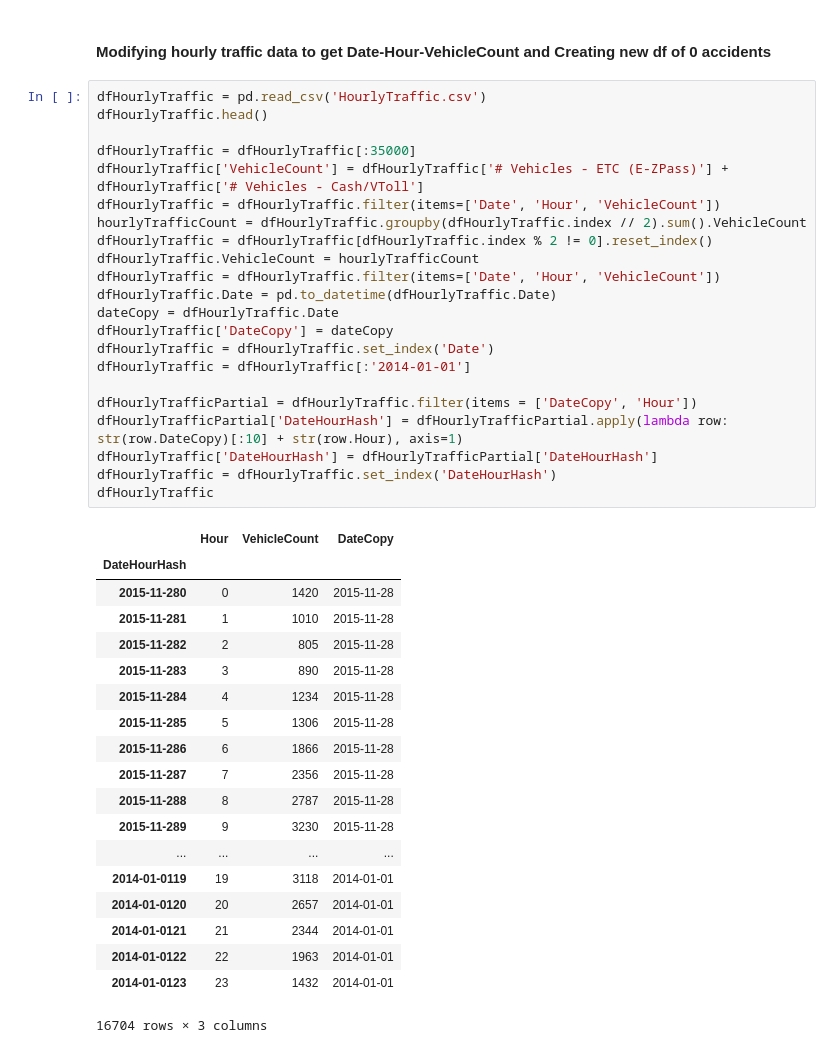
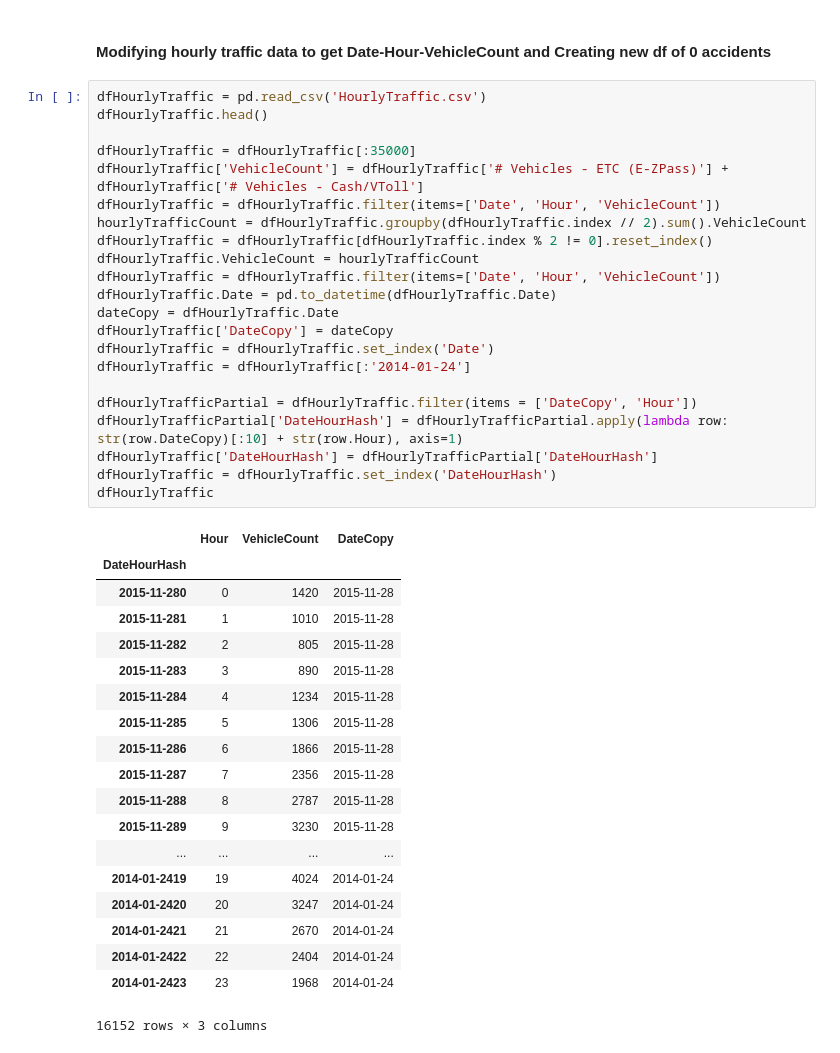
Before and after one commit to DeeptanshuM/HackHarvard2018, a Jupyter notebook: DataCleaningandProcessing.ipynb, the cells around one changed output. Cells and saved outputs as stored; diff of their text form.

```diff
--- a/DataCleaningandProcessing.ipynb
+++ b/DataCleaningandProcessing.ipynb
@@ -45,38 +45,38 @@ dfHourlyTraffic = dfHourlyTraffic[:35000]
 dfHourlyTraffic['VehicleCount'] = dfHourlyTraffic['# Vehicles - ETC (E-ZPass)'] + dfHourlyTraffic['# Vehicles - Cash/VToll']
 dfHourlyTraffic = dfHourlyTraffic.filter(items=['Date', 'Hour', 'VehicleCount'])
 hourlyTrafficCount = dfHourlyTraffic.groupby(dfHourlyTraffic.index // 2).sum().VehicleCount
 dfHourlyTraffic = dfHourlyTraffic[dfHourlyTraffic.index % 2 != 0].reset_index()
 dfHourlyTraffic.VehicleCount = hourlyTrafficCount
 dfHourlyTraffic = dfHourlyTraffic.filter(items=['Date', 'Hour', 'VehicleCount'])
 dfHourlyTraffic.Date = pd.to_datetime(dfHourlyTraffic.Date)
 dateCopy = dfHourlyTraffic.Date
 dfHourlyTraffic['DateCopy'] = dateCopy
 dfHourlyTraffic = dfHourlyTraffic.set_index('Date')
-dfHourlyTraffic = dfHourlyTraffic[:'2014-01-01']
+dfHourlyTraffic = dfHourlyTraffic[:'2014-01-24']
 
 dfHourlyTrafficPartial = dfHourlyTraffic.filter(items = ['DateCopy', 'Hour'])
 dfHourlyTrafficPartial['DateHourHash'] = dfHourlyTrafficPartial.apply(lambda row: str(row.DateCopy)[:10] + str(row.Hour), axis=1)
 dfHourlyTraffic['DateHourHash'] = dfHourlyTrafficPartial['DateHourHash']
 dfHourlyTraffic = dfHourlyTraffic.set_index('DateHourHash')
 dfHourlyTraffic
 # %% [output]
 |  | Hour | VehicleCount | DateCopy |
 | DateHourHash |  |  |  |
 | 2015-11-280 | 0 | 1420 | 2015-11-28 |
 | 2015-11-281 | 1 | 1010 | 2015-11-28 |
 | 2015-11-282 | 2 | 805 | 2015-11-28 |
 | 2015-11-283 | 3 | 890 | 2015-11-28 |
 | 2015-11-284 | 4 | 1234 | 2015-11-28 |
 | 2015-11-285 | 5 | 1306 | 2015-11-28 |
 | 2015-11-286 | 6 | 1866 | 2015-11-28 |
 | 2015-11-287 | 7 | 2356 | 2015-11-28 |
 | 2015-11-288 | 8 | 2787 | 2015-11-28 |
 | 2015-11-289 | 9 | 3230 | 2015-11-28 |
 | ... | ... | ... | ... |
-| 2014-01-0119 | 19 | 3118 | 2014-01-01 |
-| 2014-01-0120 | 20 | 2657 | 2014-01-01 |
-| 2014-01-0121 | 21 | 2344 | 2014-01-01 |
-| 2014-01-0122 | 22 | 1963 | 2014-01-01 |
-| 2014-01-0123 | 23 | 1432 | 2014-01-01 |
+| 2014-01-2419 | 19 | 4024 | 2014-01-24 |
+| 2014-01-2420 | 20 | 3247 | 2014-01-24 |
+| 2014-01-2421 | 21 | 2670 | 2014-01-24 |
+| 2014-01-2422 | 22 | 2404 | 2014-01-24 |
+| 2014-01-2423 | 23 | 1968 | 2014-01-24 |
-16704 rows × 3 columns
+16152 rows × 3 columns
 # %%
```
Also changed, not shown: parts of 4 cells of this notebook.
